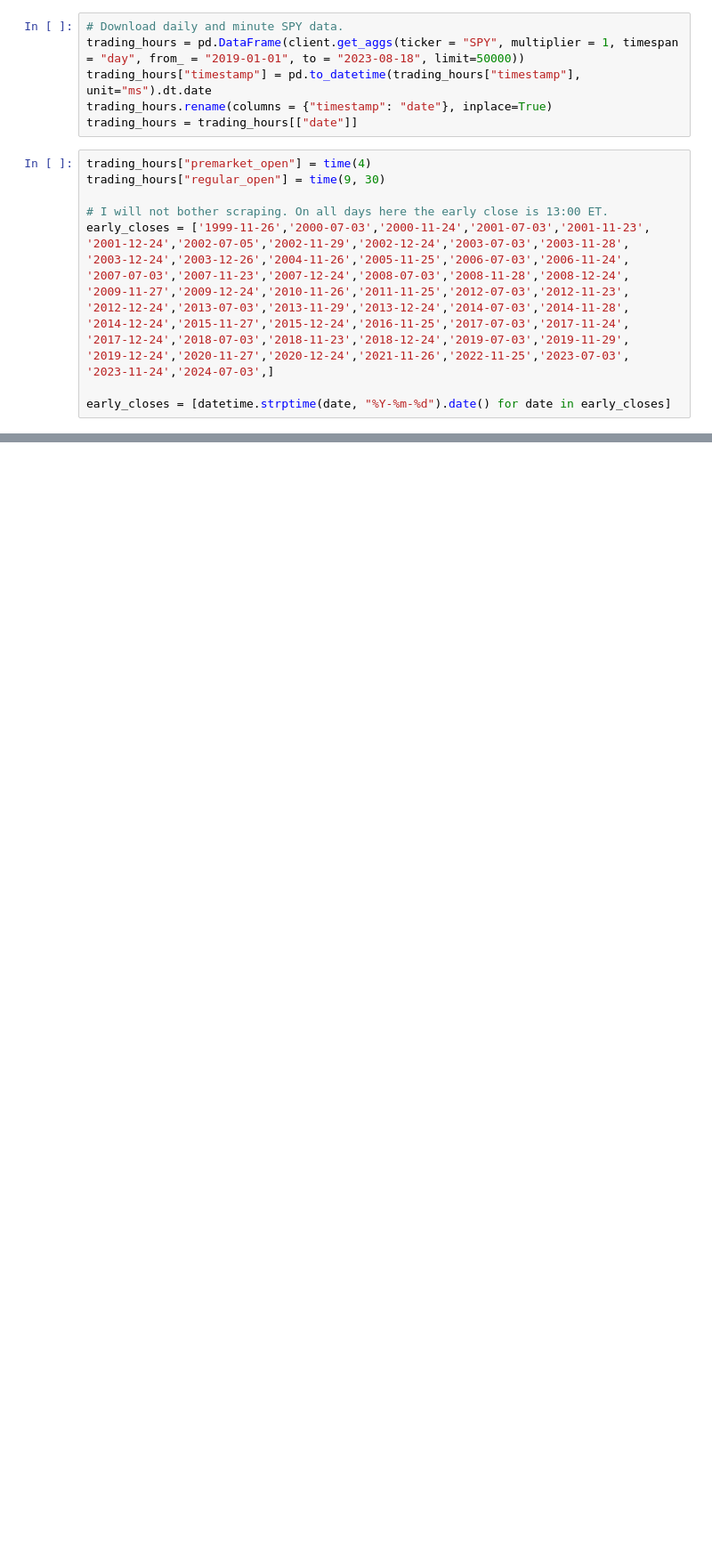
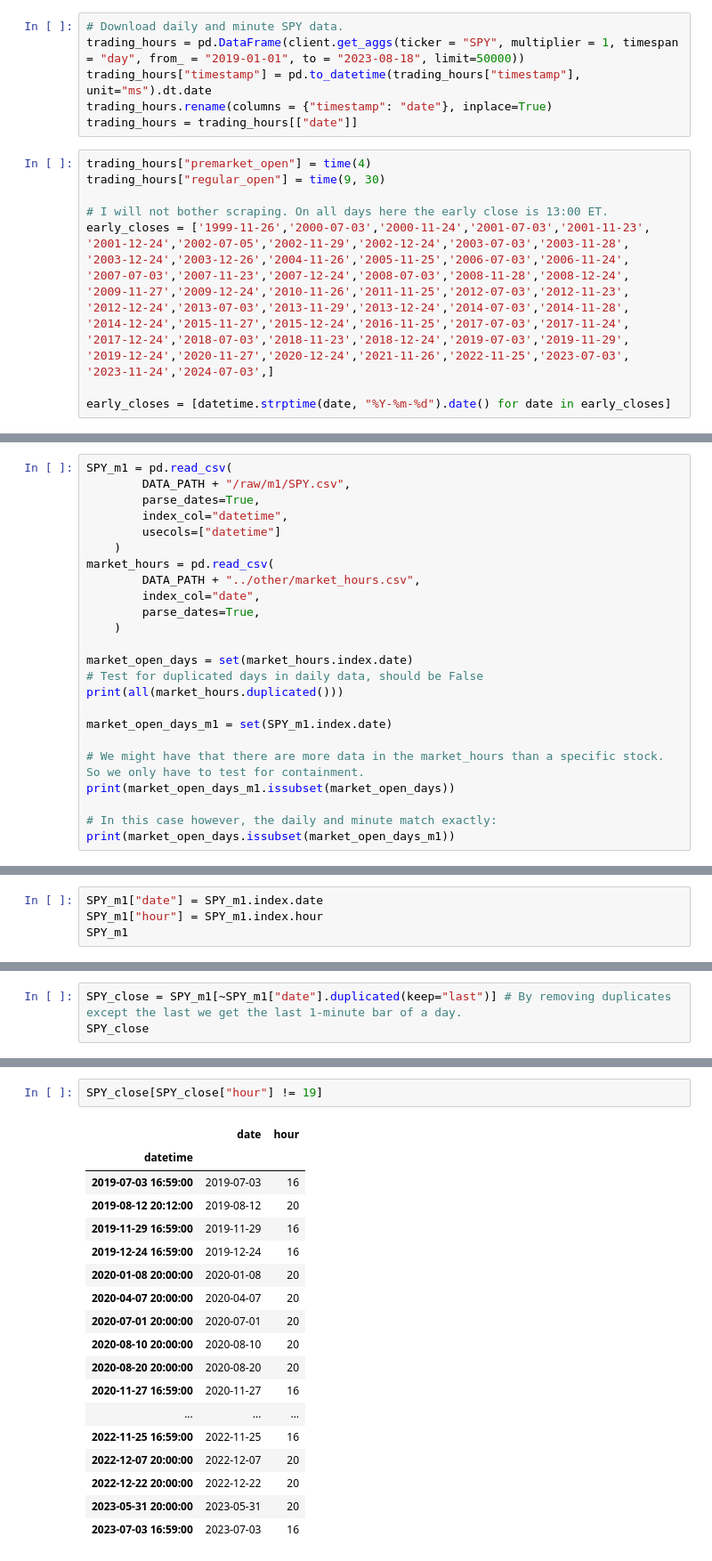
Before and after one commit to shinathan/QSExtended, a Jupyter notebook: data_import/polygon/download.ipynb, the cells around one changed output, grey strips where cells are left out. Shown: that part at 89% size. Saved outputs shown, nothing was run; the diff lists cells and outputs as text; blank space fills up the shorter version.

Commit message:
Worked on market hours

```diff
--- a/data_import/polygon/download.ipynb
+++ b/data_import/polygon/download.ipynb
@@ -490,0 +507,24 @@ We are already running into a new problem. Contrary to the <code>tickers</code>,
+# %%
+SPY_m1 = pd.read_csv(
+        DATA_PATH + "/raw/m1/SPY.csv",
+        parse_dates=True,
+        index_col="datetime",
+        usecols=["datetime"]
+    )
+market_hours = pd.read_csv(
+        DATA_PATH + "../other/market_hours.csv",
+        index_col="date",
+        parse_dates=True,
+    )
+
+market_open_days = set(market_hours.index.date)
+# Test for duplicated days in daily data, should be False
+print(all(market_hours.duplicated()))
+
+market_open_days_m1 = set(SPY_m1.index.date)
+
+# We might have that there are more data in the market_hours than a specific stock. So we only have to test for containment.
+print(market_open_days_m1.issubset(market_open_days))
+
+# In this case however, the daily and minute match exactly:
+print(market_open_days.issubset(market_open_days_m1))
@@ -490,0 +537,4 @@ We are already running into a new problem. Contrary to the <code>tickers</code>,
+# %%
+SPY_m1["date"] = SPY_m1.index.date
+SPY_m1["hour"] = SPY_m1.index.hour
+SPY_m1
@@ -490,0 +583,3 @@ We are already running into a new problem. Contrary to the <code>tickers</code>,
+# %%
+SPY_close = SPY_m1[~SPY_m1["date"].duplicated(keep="last")] # By removing duplicates except the last we get the last 1-minute bar of a day.
+SPY_close
@@ -490,0 +601,21 @@ We are already running into a new problem. Contrary to the <code>tickers</code>,
+# %%
+SPY_close[SPY_close["hour"] != 19]
+# %% [output]
+|  | date | hour |
+| datetime |  |  |
+| 2019-07-03 16:59:00 | 2019-07-03 | 16 |
+| 2019-08-12 20:12:00 | 2019-08-12 | 20 |
+| 2019-11-29 16:59:00 | 2019-11-29 | 16 |
+| 2019-12-24 16:59:00 | 2019-12-24 | 16 |
+| 2020-01-08 20:00:00 | 2020-01-08 | 20 |
+| 2020-04-07 20:00:00 | 2020-04-07 | 20 |
+| 2020-07-01 20:00:00 | 2020-07-01 | 20 |
+| 2020-08-10 20:00:00 | 2020-08-10 | 20 |
+| 2020-08-20 20:00:00 | 2020-08-20 | 20 |
+| 2020-11-27 16:59:00 | 2020-11-27 | 16 |
+| ... | ... | ... |
+| 2022-11-25 16:59:00 | 2022-11-25 | 16 |
+| 2022-12-07 20:00:00 | 2022-12-07 | 20 |
+| 2022-12-22 20:00:00 | 2022-12-22 | 20 |
+| 2023-05-31 20:00:00 | 2023-05-31 | 20 |
+| 2023-07-03 16:59:00 | 2023-07-03 | 16 |
```
Also changed, not shown: parts of 20 cells of this notebook, 1 other file.
